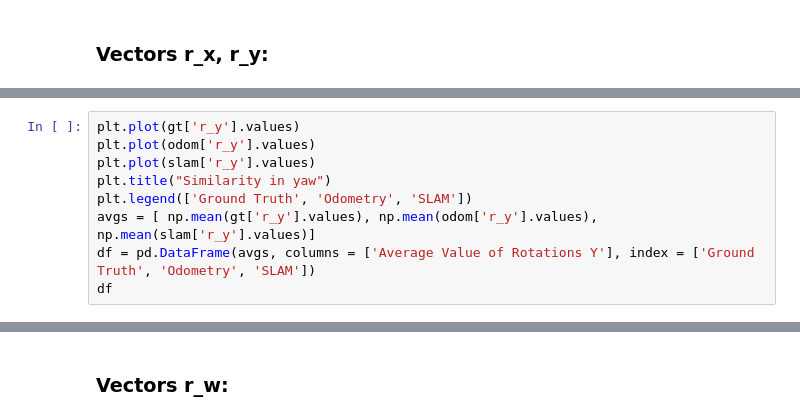
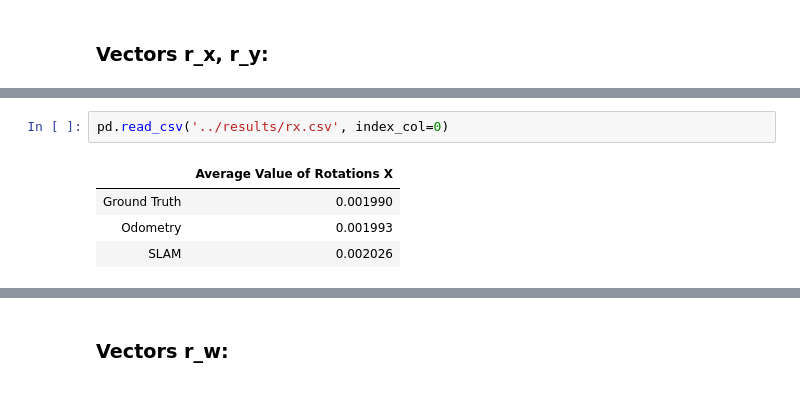
Before and after one commit to UCSDAutonomousVehicles2021Team1/rtabmap_mapping_tuning, a Jupyter notebook: notebooks/eda-dev-version.ipynb, the cells around one changed output, grey strips where cells are left out. Saved outputs shown, nothing was run; the diff lists cells and outputs as text.

```diff
--- a/notebooks/eda-dev-version.ipynb
+++ b/notebooks/eda-dev-version.ipynb
@@ -111,9 +108,7 @@ df
-# %%
-plt.plot(gt['r_y'].values)
-plt.plot(odom['r_y'].values)
-plt.plot(slam['r_y'].values)
-plt.title("Similarity in yaw")
-plt.legend(['Ground Truth', 'Odometry', 'SLAM'])
-avgs = [ np.mean(gt['r_y'].values), np.mean(odom['r_y'].values), np.mean(slam['r_y'].values)]
-df = pd.DataFrame(avgs, columns = ['Average Value of Rotations Y'], index = ['Ground Truth', 'Odometry', 'SLAM'])
-df
+# %%
+pd.read_csv('../results/rx.csv', index_col=0)
+# %% [output]
+|  | Average Value of Rotations X |
+| Ground Truth | 0.001990 |
+| Odometry | 0.001993 |
+| SLAM | 0.002026 |
```
Also changed, not shown: parts of 27 cells of this notebook, 2 other files.
